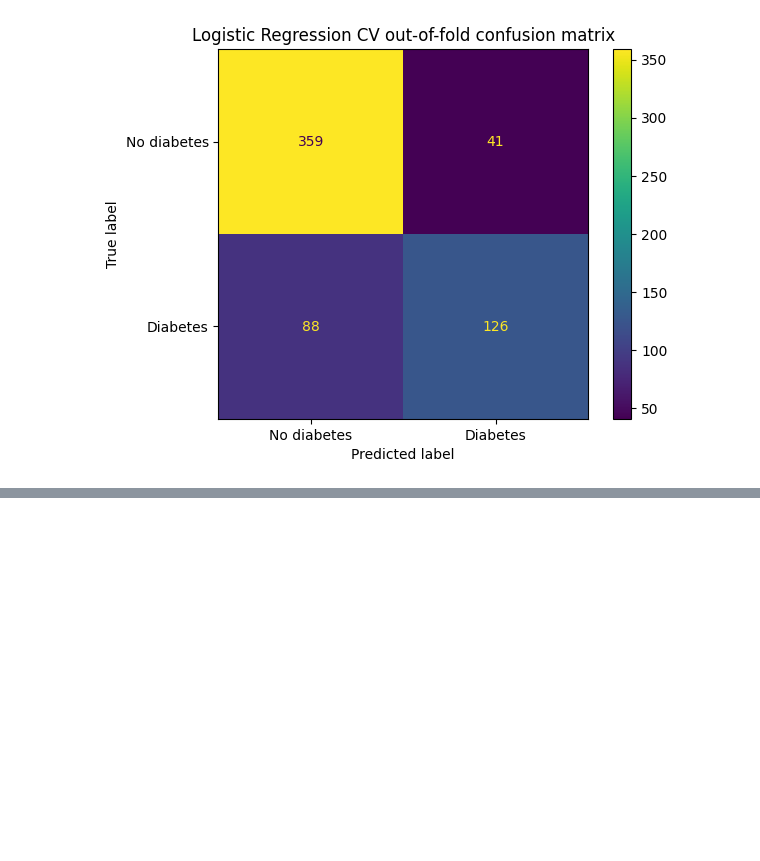
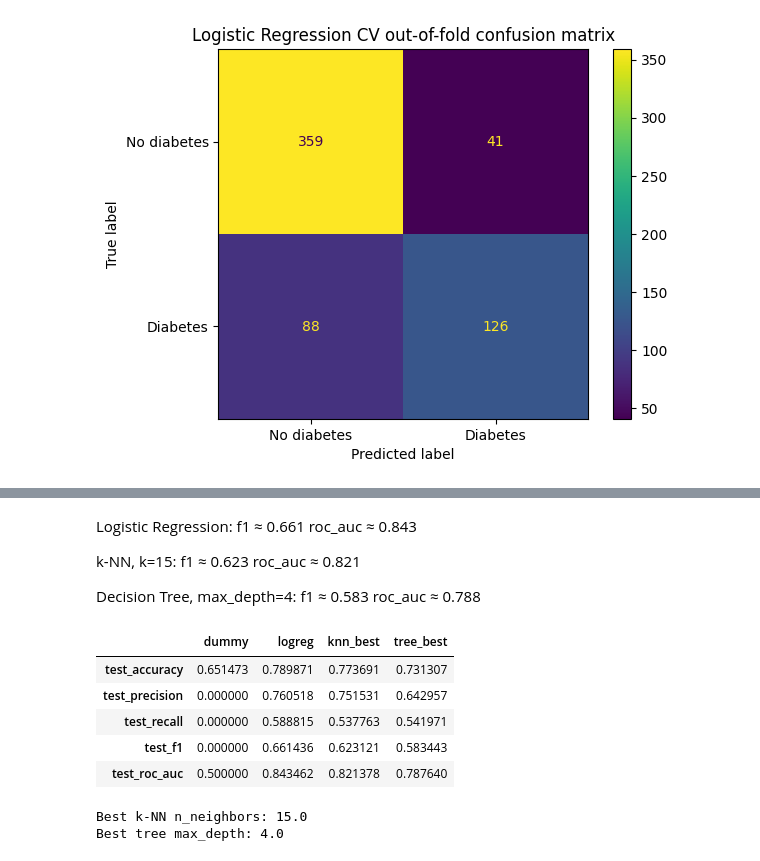
Before and after one commit to manaer6-alt/diabetes_predictions, a Jupyter notebook: notebooks/02_baseline_model.ipynb, the cells around one changed output, grey strips where cells are left out. Drawn from its saved outputs; the diff is of its cells as text; code cells hidden in the pictures; blank space fills up the shorter version.

```diff
--- a/notebooks/02_baseline_model.ipynb
+++ b/notebooks/02_baseline_model.ipynb
@@ -246,0 +453,60 @@ plt.show()
+# %% [markdown]
+Logistic Regression:
+f1 ≈ 0.661
+roc_auc ≈ 0.843
+
+k-NN, k=15:
+f1 ≈ 0.623
+roc_auc ≈ 0.821
+
+Decision Tree, max_depth=4:
+f1 ≈ 0.583
+roc_auc ≈ 0.788
+# %%
+best_knn_row = (
+    knn_results_df
+    .sort_values("f1_mean", ascending=False)
+    .iloc[0]
+)
+
+best_tree_row = (
+    tree_results_df
+    .sort_values("test_f1_mean", ascending=False)
+    .iloc[0]
+)
+
+final_cv_comparison = pd.DataFrame(
+    {
+        "dummy": dummy_cv_summary["mean"],
+        "logreg": logreg_cv_summary["mean"],
+        "knn_best": {
+            "test_accuracy": best_knn_row["accuracy_mean"],
+            "test_precision": best_knn_row["precision_mean"],
+            "test_recall": best_knn_row["recall_mean"],
+            "test_f1": best_knn_row["f1_mean"],
+            "test_roc_auc": best_knn_row["roc_auc_mean"],
+        },
+        "tree_best": {
+            "test_accuracy": best_tree_row["test_accuracy_mean"],
+            "test_precision": best_tree_row["test_precision_mean"],
+            "test_recall": best_tree_row["test_recall_mean"],
+            "test_f1": best_tree_row["test_f1_mean"],
+            "test_roc_auc": best_tree_row["test_roc_auc_mean"],
+        },
+    }
+)
+
+final_cv_comparison
+# %% [output]
+|  | dummy | logreg | knn_best | tree_best |
+| test_accuracy | 0.651473 | 0.789871 | 0.773691 | 0.731307 |
+| test_precision | 0.000000 | 0.760518 | 0.751531 | 0.642957 |
+| test_recall | 0.000000 | 0.588815 | 0.537763 | 0.541971 |
+| test_f1 | 0.000000 | 0.661436 | 0.623121 | 0.583443 |
+| test_roc_auc | 0.500000 | 0.843462 | 0.821378 | 0.787640 |
+# %%
+print("Best k-NN n_neighbors:", best_knn_row["n_neighbors"])
+print("Best tree max_depth:", best_tree_row["max_depth"])
+# %% [output]
+Best k-NN n_neighbors: 15.0
+Best tree max_depth: 4.0
```
Also changed, not shown: parts of 8 cells of this notebook.
